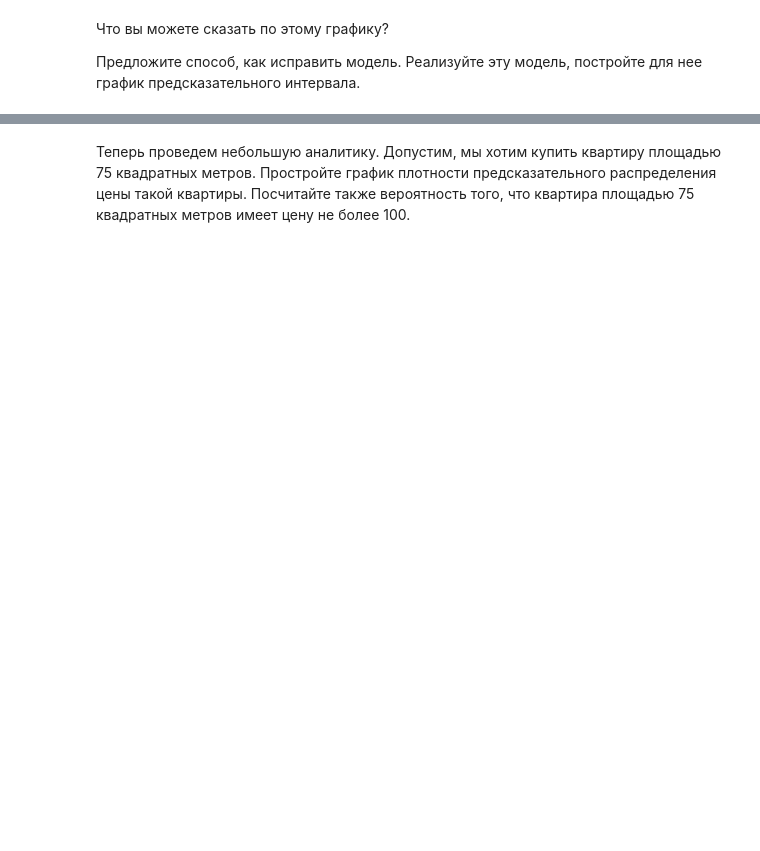
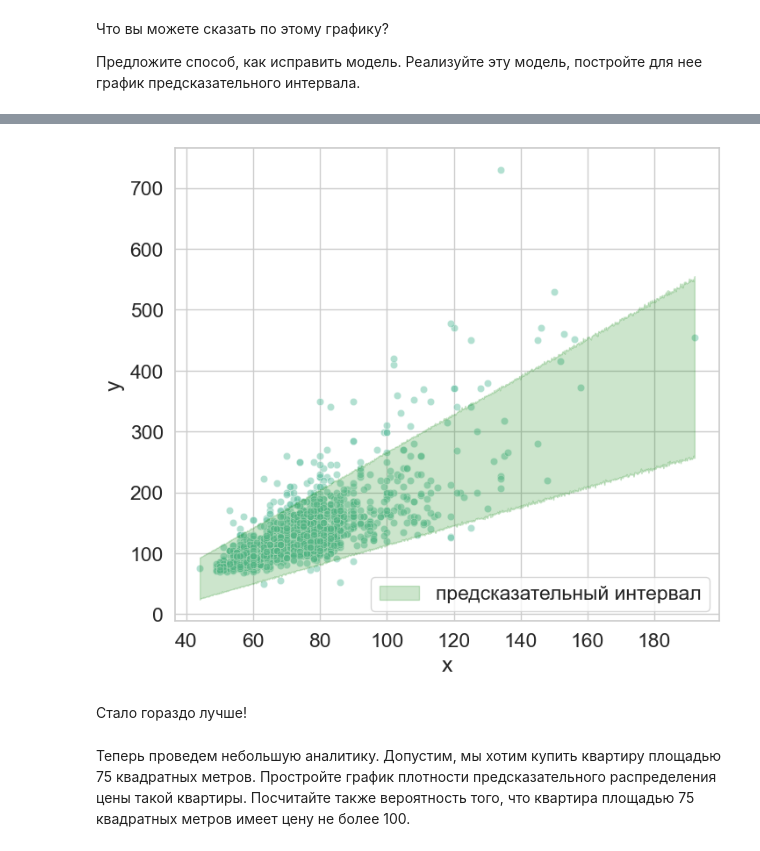
Before and after one commit to danya-pixel/shad-ml-1, a Jupyter notebook: hw5/hw5_2023.ipynb, the cells around one changed output, grey strips where cells are left out. Drawn from its saved outputs; the diff is of its cells as text; code cells hidden in the pictures; blank space fills up the shorter version.

```diff
--- a/hw5/hw5_2023.ipynb
+++ b/hw5/hw5_2023.ipynb
@@ -327,2 +430,22 @@ with pm.Model() as model:
 # %%
-<...>
+x_grid = np.linspace(min(data['totsp']), max(data['totsp']), 1000)
+with pm.Model() as model:
+    sig_b = pm.HalfCauchy('sig_b', beta=10, initval=1.)
+    sig_m = pm.HalfCauchy('sig_m', beta=10, initval=1.)
+    theta_0_prior = pm.Normal('theta_0', 0, sigma=20)
+    theta_1_prior = pm.Normal('theta_1', 0, sigma=20)
+    x_data = data['totsp'].to_numpy().astype(np.float64)
+
+    x = pm.MutableData('x', x_data, dims='dims') # подаем обучающую выборку (X)
+
+    y_distr = pm.Normal(
+        'y',
+        mu=theta_0_prior + theta_1_prior * x,
+        sigma=sig_m * x + sig_b,
+        observed=data['price'],
+        dims='dims'
+    )
+
+    trace = pm.sample(10000, chains=1)
+    pm.set_data({'x': x_grid})
+    post_pred = pm.sample_posterior_predictive(trace)
@@ -329,2 +462,21 @@ with pm.Model() as model:
+# %%
+y_pred = post_pred.posterior_predictive['y'].values[0]
+bounds = np.percentile(y_pred, q=[2.5, 97.5], axis=0)
+
+sns.set(font_scale=1.5, style='whitegrid', palette='Set2')
+plt.figure(figsize=(8, 7))
+sns.scatterplot(x=data['totsp'], y=data['price'], alpha=0.5)
+plt.fill_between(x_grid, bounds[0], bounds[1], alpha=0.2,
+                 color='green', label='предсказательный интервал')
+plt.xlabel("Признак")
+plt.ylabel("Таргет")
+plt.xlabel("x")
+plt.ylabel("y")
+plt.legend()
+plt.show()
+# %% [output]
+[figure, added]
+# %% [markdown]
+Стало гораздо лучше!
 # %% [markdown]
 Теперь проведем небольшую аналитику. Допустим, мы хотим купить квартиру площадью 75 квадратных метров. Простройте график плотности предсказательного распределения цены такой квартиры. Посчитайте также вероятность того, что квартира площадью 75 квадратных метров имеет цену не более 100.
```
Also changed, not shown: parts of 18 cells of this notebook, 2 other files.
